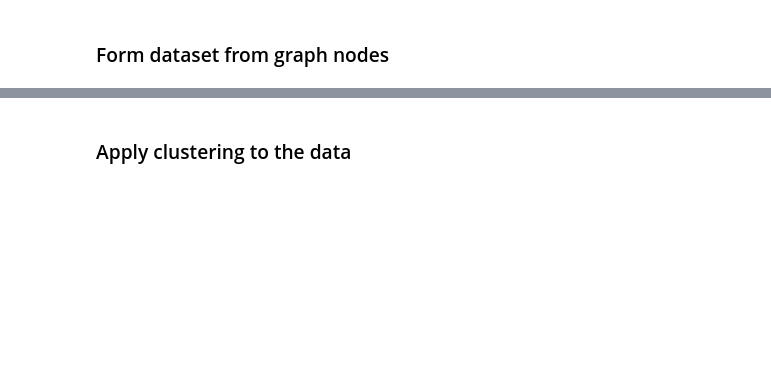
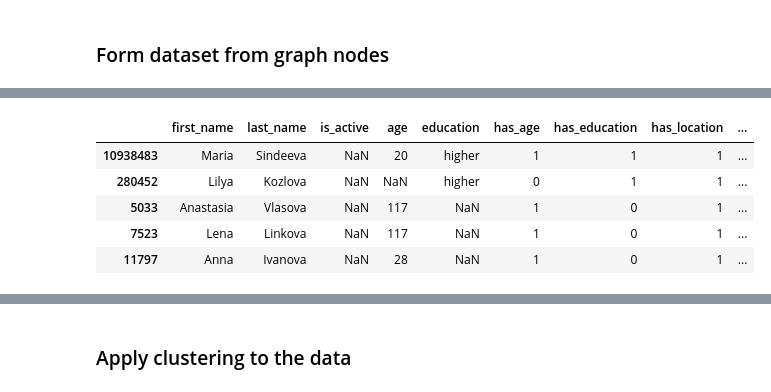
Before and after one commit to lapsya/100daysofcode, a Jupyter notebook: graph_clustering/vk_graph.ipynb, the cells around one changed output, grey strips where cells are left out. Cells and saved outputs as stored; diff of their text form; code cells hidden in the pictures; blank space fills up the shorter version.

```diff
--- a/graph_clustering/vk_graph.ipynb
+++ b/graph_clustering/vk_graph.ipynb
@@ -228,11 +242,12 @@ counters = ['audios', 'friends', 'photos', 'videos', 'groups']
 
 features = ['first_name', 'last_name', 'is_active', 'age', 'education',
             'has_age', 'has_education', 'has_location']
-features += list(map(lambda x: 'cnt_{}'.format(x), counters)) + ['avg_group_size', 'avg_friend_degree']
+features += list(map(lambda x: 'cnt_{}'.format(x), counters)) + ['avg_group_size', 'avg_friend_degree', 'wave']
 
 def create_dataset(graph, nodes_data):
     node_ids = list(graph.nodes())
     for node_id in node_ids:
+
         if node_id in nodes_data.index:
             continue
 
@@ -284,6 +299,8 @@ def create_dataset(graph, nodes_data):
         neighbours_degrees = list(map(lambda x: graph.degree[x], list(graph.neighbors(node_id))))
         f['avg_friend_degree'] = sum(neighbours_degrees) / len(neighbours_degrees)
 
+        f['wave'] = [wave for wave, nodes in nodes_waves.items() if node_id in nodes][0]
+
         nodes_data.loc[node_id] = tuple(f[key] for key in features)
 # %%
 nodes_data = pd.DataFrame(columns=features)
@@ -296,3 +313,12 @@ Wall time: 46min 43s
+# %%
+nodes_data.head()
+# %% [output]
+|  | first_name | last_name | is_active | age | education | has_age | has_education | has_location | ... |
+| 10938483 | Maria | Sindeeva | NaN | 20 | higher | 1 | 1 | 1 | ... |
+| 280452 | Lilya | Kozlova | NaN | NaN | higher | 0 | 1 | 1 | ... |
+| 5033 | Anastasia | Vlasova | NaN | 117 | NaN | 1 | 0 | 1 | ... |
+| 7523 | Lena | Linkova | NaN | 117 | NaN | 1 | 0 | 1 | ... |
+| 11797 | Anna | Ivanova | NaN | 28 | NaN | 1 | 0 | 1 | ... |
 # %%
 %%time
 while True:
```
Also changed, not shown: parts of 21 cells of this notebook, 2 other files.
